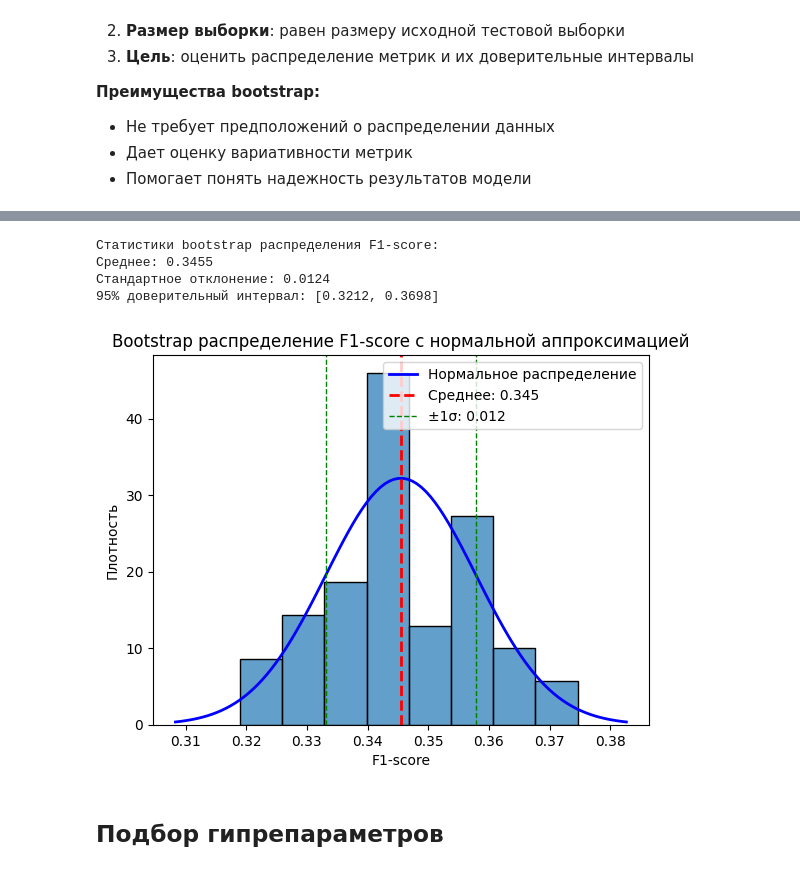
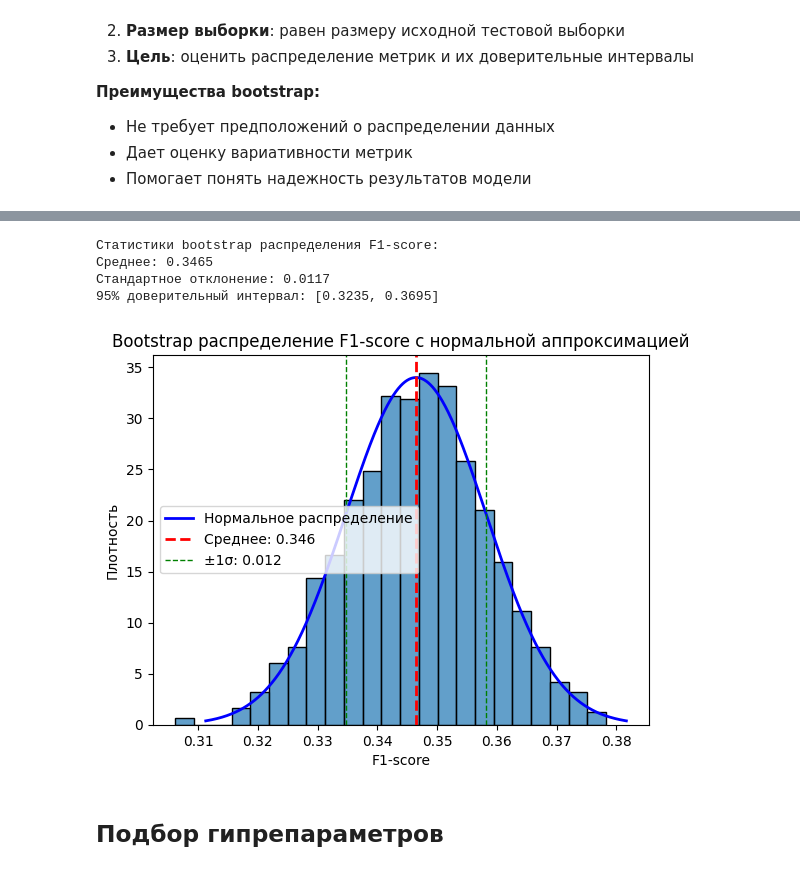
Before and after one commit to NickOsipov/otus-validation, a Jupyter notebook: notebooks/work.ipynb, the cells around one changed output, grey strips where cells are left out. Cells and saved outputs as stored; diff of their text form; code cells hidden in the pictures.

```diff
--- a/notebooks/work.ipynb
+++ b/notebooks/work.ipynb
@@ -261,3 +242,34 @@ ax.set_ylabel('Частота');
 - Не требует предположений о распределении данных
 - Дает оценку вариативности метрик
 - Помогает понять надежность результатов модели
+# %%
+# Фиксируем случайность для воспроизводимости
+np.random.seed(42)
+
+# Количество итераций bootstrap
+bootstrap_iterations = 1000
+
+# Создаем DataFrame с истинными метками и предсказаниями
+df_for_bootstrap = pd.DataFrame(
+    data={
+        "y_test": y_test,
+        "y_pred": y_pred,
+    }
+)
+
+# Инициализируем DataFrame для хранения метрик
+scores = pd.DataFrame(
+    data={"F1": 0.0, "P": 0.0, "R": 0.0, "AUC": 0.0},
+    index=range(bootstrap_iterations)
+)
+
+# Bootstrap процедура: многократная случайная выборка с возвращением
+for idx in range(bootstrap_iterations):
+    # Делаем случайную выборку с возвращением (bootstrap sample)
+    sample = df_for_bootstrap.sample(frac=1.0, replace=True)
+
+    # Вычисляем метрики для каждой bootstrap выборки
+    scores.loc[idx, "F1"] = f1_score(sample["y_test"], sample["y_pred"])
+    scores.loc[idx, "P"] = precision_score(sample["y_test"], sample["y_pred"])
+    scores.loc[idx, "R"] = recall_score(sample["y_test"], sample["y_pred"])
+    scores.loc[idx, "AUC"] = roc_auc_score(sample["y_test"], sample["y_pred"])
@@ -274,43 +301,43 @@ f1_upp = f1_mean + 3 * f1_std
 ax = sns.histplot(x=scores["F1"], stat="density", alpha=0.7)
 
 # Строим теоретическую нормальную кривую
-x = np.linspace(f1_low, f1_upp, 100)
+x = np.linspace(f1_low, f1_upp, 1000)
 y = norm.pdf(x, loc=f1_mean, scale=f1_std)
 ax.plot(x, y, color="blue", linewidth=2, label="Нормальное распределение")
 
 # Добавляем вертикальные линии для статистик
 ax.axvline(
     f1_mean,
     color="red",
     linestyle="dashed",
     linewidth=2,
     label=f"Среднее: {f1_mean:.3f}",
 )
 ax.axvline(
     f1_mean - f1_std,
     color="green",
     linestyle="dashed",
     linewidth=1,
     label=f"±1σ: {f1_std:.3f}",
 )
 ax.axvline(f1_mean + f1_std, color="green", linestyle="dashed", linewidth=1)
 
 ax.set_title("Bootstrap распределение F1-score с нормальной аппроксимацией")
 ax.set_xlabel("F1-score")
 ax.set_ylabel("Плотность")
 ax.legend()
 
 print(f"Статистики bootstrap распределения F1-score:")
 print(f"Среднее: {f1_mean:.4f}")
 print(f"Стандартное отклонение: {f1_std:.4f}")
 print(
     f"95% доверительный интервал: [{f1_mean - 1.96*f1_std:.4f}, {f1_mean + 1.96*f1_std:.4f}]"
 )
 # %% [output]
 Статистики bootstrap распределения F1-score:
-Среднее: 0.3455
-Стандартное отклонение: 0.0124
-95% доверительный интервал: [0.3212, 0.3698]
+Среднее: 0.3465
+Стандартное отклонение: 0.0117
+95% доверительный интервал: [0.3235, 0.3695]
-[figure, old version]
+[figure, new version]
 # %% [markdown]
 ## Подбор гипрепараметров
```
Also changed, not shown: parts of 32 cells of this notebook.
